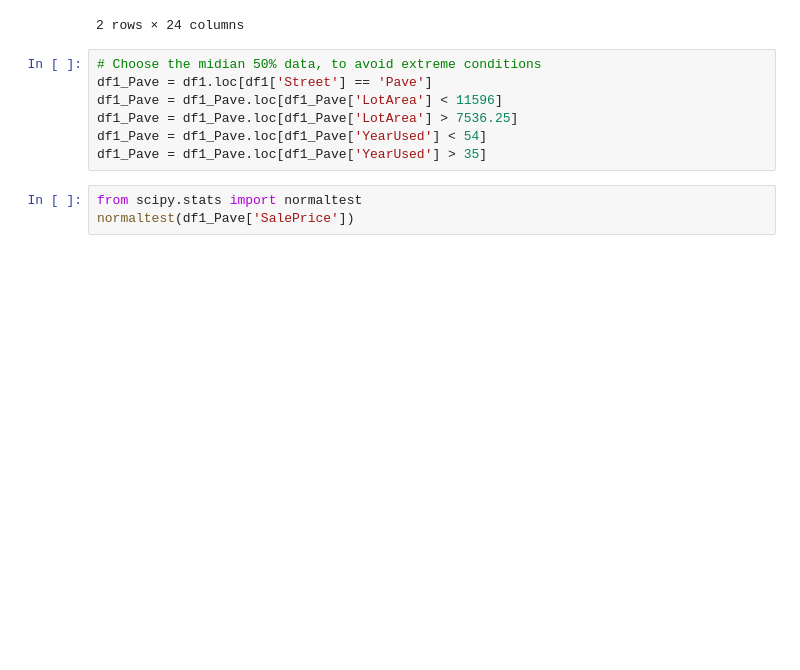
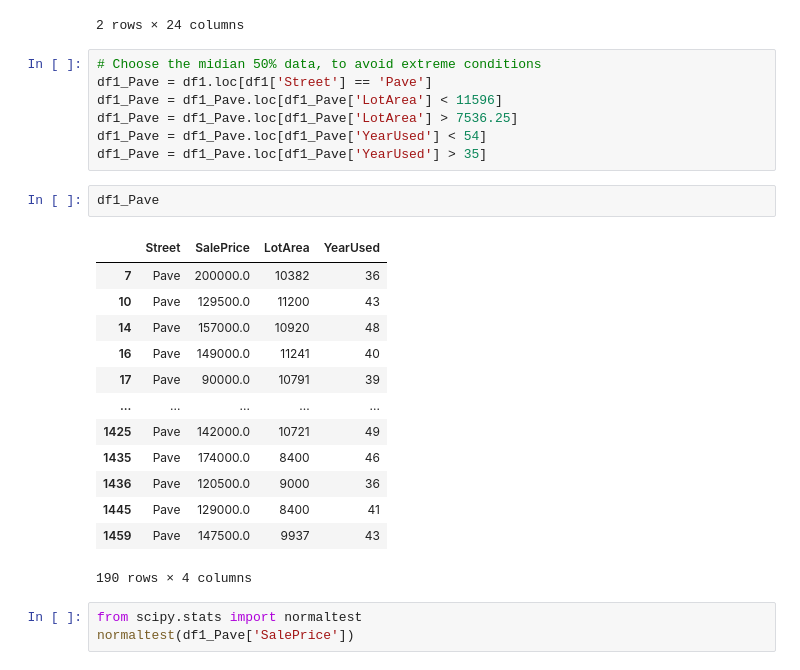
Before and after one commit to CS521-Burstein/final-project-huangyinbuedu, a Jupyter notebook: final project jupyter.ipynb, the cells around one changed output. Saved outputs shown, nothing was run; the diff lists cells and outputs as text; blank space fills up the shorter version.

```diff
--- a/final project jupyter.ipynb
+++ b/final project jupyter.ipynb
@@ -103,6 +103,22 @@ df1_Pave = df1_Pave.loc[df1_Pave['LotArea'] < 11596]
 df1_Pave = df1_Pave.loc[df1_Pave['LotArea'] > 7536.25]
 df1_Pave = df1_Pave.loc[df1_Pave['YearUsed'] < 54]
 df1_Pave = df1_Pave.loc[df1_Pave['YearUsed'] > 35]
+# %%
+df1_Pave
+# %% [output]
+|  | Street | SalePrice | LotArea | YearUsed |
+| 7 | Pave | 200000.0 | 10382 | 36 |
+| 10 | Pave | 129500.0 | 11200 | 43 |
+| 14 | Pave | 157000.0 | 10920 | 48 |
+| 16 | Pave | 149000.0 | 11241 | 40 |
+| 17 | Pave | 90000.0 | 10791 | 39 |
+| ... | ... | ... | ... | ... |
+| 1425 | Pave | 142000.0 | 10721 | 49 |
+| 1435 | Pave | 174000.0 | 8400 | 46 |
+| 1436 | Pave | 120500.0 | 9000 | 36 |
+| 1445 | Pave | 129000.0 | 8400 | 41 |
+| 1459 | Pave | 147500.0 | 9937 | 43 |
+190 rows × 4 columns
 # %%
 from scipy.stats import normaltest
 normaltest(df1_Pave['SalePrice'])
```
Also changed, not shown: 15 other files.
